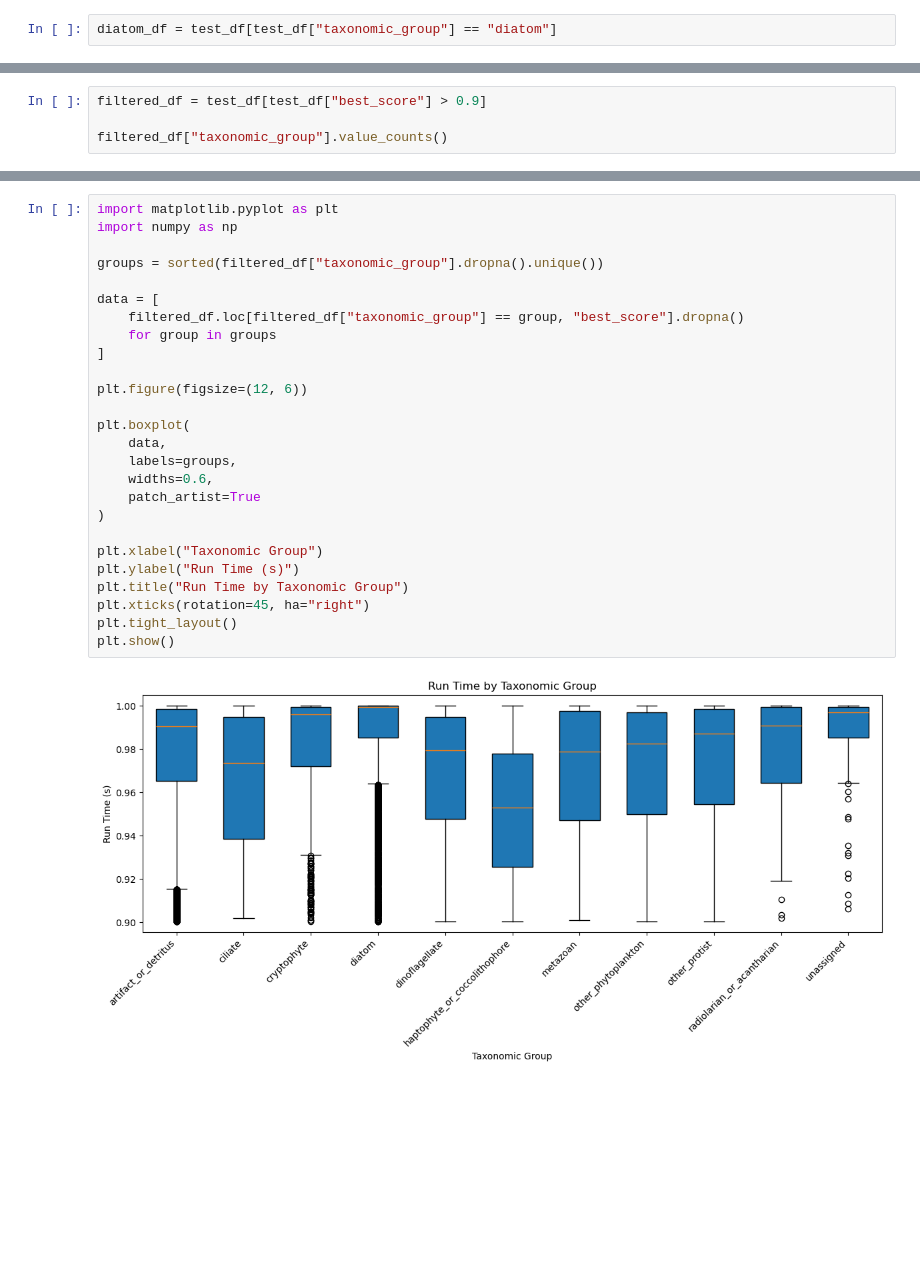
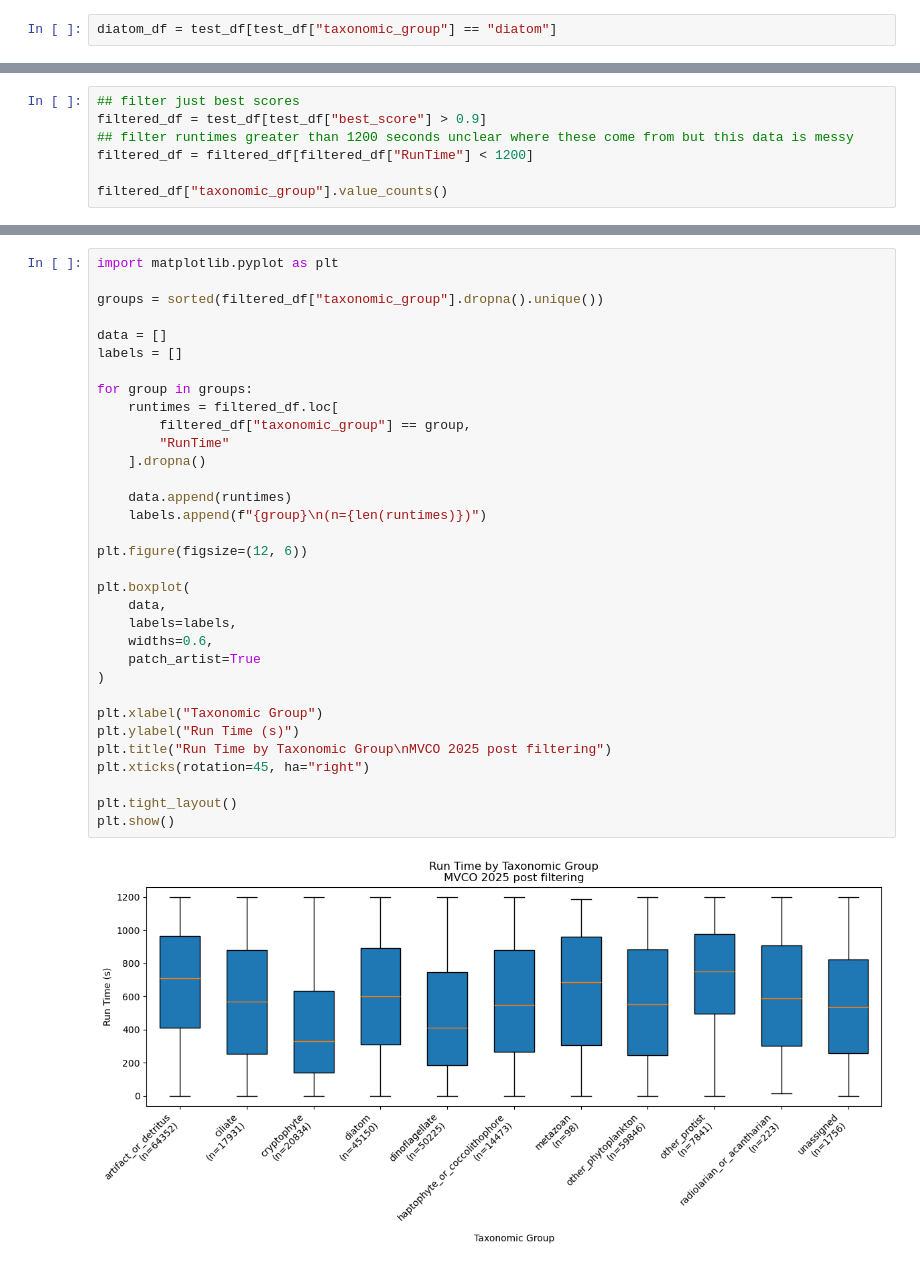
Before and after one commit to michaelstaiger/IFCBParticleSize, a Jupyter notebook: EmpyricalAnalysis/Notebooks/FunctionalGroupRunTime.ipynb, the cells around one changed output, grey strips where cells are left out. Drawn from its saved outputs; the diff is of its cells as text; blank space fills up the shorter version.

```diff
--- a/EmpyricalAnalysis/Notebooks/FunctionalGroupRunTime.ipynb
+++ b/EmpyricalAnalysis/Notebooks/FunctionalGroupRunTime.ipynb
@@ -224,5 +225,8 @@ plt.show()
 # %%
+## filter just best scores
 filtered_df = test_df[test_df["best_score"] > 0.9]
+## filter runtimes greater than 1200 seconds unclear where these come from but this data is messy
+filtered_df = filtered_df[filtered_df["RunTime"] < 1200]
 
 filtered_df["taxonomic_group"].value_counts()
 # %% [output]
@@ -241,29 +245,36 @@ metazoan                            43
 Name: count, dtype: int64
-# %%
-import matplotlib.pyplot as plt
-import numpy as np
-
-groups = sorted(filtered_df["taxonomic_group"].dropna().unique())
-
-data = [
-    filtered_df.loc[filtered_df["taxonomic_group"] == group, "best_score"].dropna()
-    for group in groups
-]
-
-plt.figure(figsize=(12, 6))
-
-plt.boxplot(
-    data,
-    labels=groups,
-    widths=0.6,
-    patch_artist=True
-)
-
-plt.xlabel("Taxonomic Group")
-plt.ylabel("Run Time (s)")
-plt.title("Run Time by Taxonomic Group")
-plt.xticks(rotation=45, ha="right")
-plt.tight_layout()
-plt.show()
-# %% [output]
-[figure, removed]
+# %%
+import matplotlib.pyplot as plt
+
+groups = sorted(filtered_df["taxonomic_group"].dropna().unique())
+
+data = []
+labels = []
+
+for group in groups:
+    runtimes = filtered_df.loc[
+        filtered_df["taxonomic_group"] == group,
+        "RunTime"
+    ].dropna()
+
+    data.append(runtimes)
+    labels.append(f"{group}\n(n={len(runtimes)})")
+
+plt.figure(figsize=(12, 6))
+
+plt.boxplot(
+    data,
+    labels=labels,
+    widths=0.6,
+    patch_artist=True
+)
+
+plt.xlabel("Taxonomic Group")
+plt.ylabel("Run Time (s)")
+plt.title("Run Time by Taxonomic Group\nMVCO 2025 post filtering")
+plt.xticks(rotation=45, ha="right")
+
+plt.tight_layout()
+plt.show()
+# %% [output]
+[figure, added]
```
Also changed, not shown: parts of 21 cells of this notebook, 9 other files.
